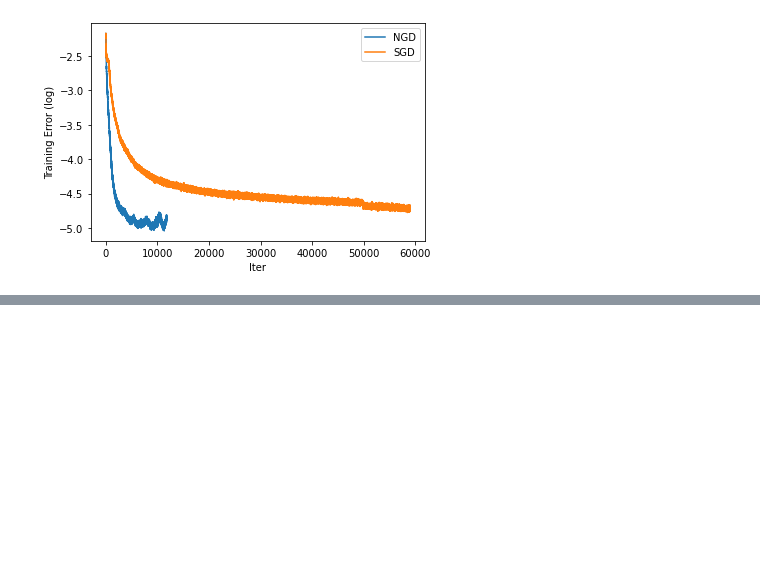
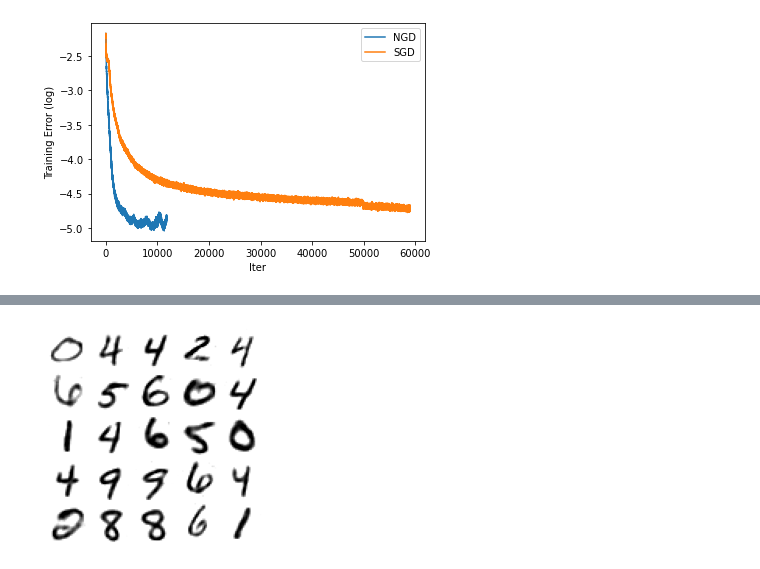
Before and after one commit to xuan-li/273A-Project, a Jupyter notebook: NGD.ipynb, the cells around one changed output, grey strips where cells are left out. Drawn from its saved outputs; the diff is of its cells as text; code cells hidden in the pictures; blank space fills up the shorter version.

```diff
--- a/NGD.ipynb
+++ b/NGD.ipynb
@@ -139,4 +138,6 @@ tf_optimizer = tf.keras.optimizers.Adam(
   beta_1=0.99,
   epsilon=1e-1)
 net2.save_path = 'SGD'
-net2.fit(x_train, x_validate, tf_optimizer, 1000, )
+net2.fit(x_train, x_validate, tf_optimizer, 1000)
+np.save('SGD_error.npy', net2.training_error)
+np.save('SGD_timestamp.npy', net2.time_stamps)
@@ -229,0 +195,7 @@ _________________________________________________________________
+# %%
+outputs = net1.extend_model(test_data)
+plt.imshow(image_grid(outputs[0]),  cmap='gray', vmin=0, vmax=1)
+plt.axis('off')
+plt.savefig("ngd_test_data_recon.png", dpi=600,bbox_inches="tight")
+# %% [output]
+[figure, added]
```
Also changed, not shown: parts of 14 cells of this notebook.
